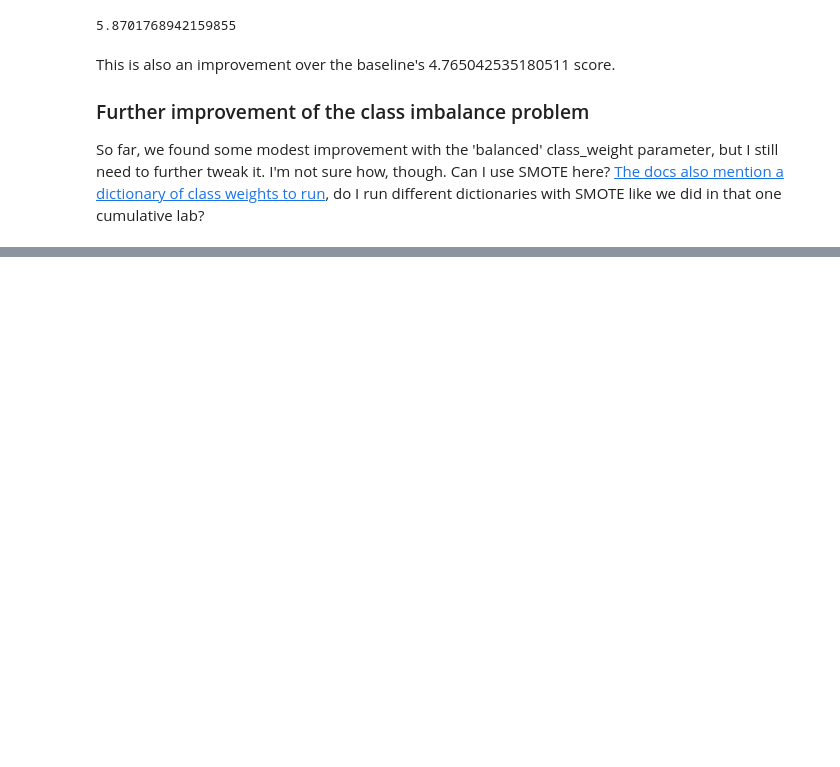
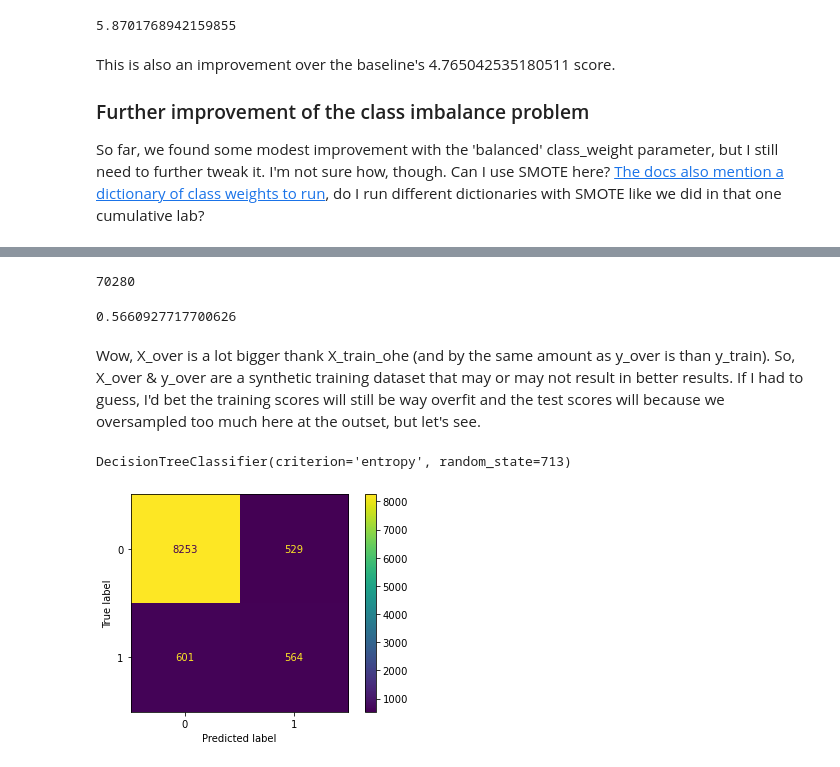
Before and after one commit to joeldmott/bank_marketing_classification_project, a Jupyter notebook: project_notebook.ipynb, the cells around one changed output, grey strips where cells are left out. Saved outputs shown, nothing was run; the diff lists cells and outputs as text; code cells hidden in the pictures; blank space fills up the shorter version.

Commit message:
over and under-sampling model work

```diff
--- a/project_notebook.ipynb
+++ b/project_notebook.ipynb
@@ -423,0 +461,8 @@ So far, we found some modest improvement with the 'balanced' class_weight parame
+# %%
+from imblearn.over_sampling import RandomOverSampler
+# define oversampling strategy
+oversample = RandomOverSampler(sampling_strategy='minority')
+# fit and apply the transform
+X_train_ohe_over, y_train_over = oversample.fit_resample(X_train_ohe, y_train)
+#How does y_over look now?
+y_over.value_counts()
@@ -423,0 +479,25 @@ So far, we found some modest improvement with the 'balanced' class_weight parame
+# %%
+len(X_train_ohe_over)
+# %% [output]
+70280
+# %%
+len(X_train_ohe)/len(X_train_ohe_over)
+# %% [output]
+0.5660927717700626
+# %% [markdown]
+Wow, X_over is a lot bigger thank X_train_ohe (and by the same amount as y_over is than y_train). So, X_over & y_over are a synthetic training dataset that may or may not result in better results. If I had to guess, I'd bet the training scores will still be way overfit and the test scores will because we oversampled too much here at the outset, but let's see.
+# %%
+#fit the model to X_over & y_over
+clf_oversample_minority = DecisionTreeClassifier(criterion='entropy', random_state=713)
+clf_oversample_minority.fit(X_train_ohe_over, y_train_over)
+# %% [output]
+DecisionTreeClassifier(criterion='entropy', random_state=713)
+# %%
+#make predictions for our evaluation metrics
+#Remember, we can't do any oversampling with the test set
+y_pred_test_over = clf_oversample_minority.predict(X_test_ohe)
+# %%
+#confusion matrix for this new oversampling model
+ConfusionMatrixDisplay.from_predictions(y_test, y_pred_test_over);
+# %% [output]
+[figure, added]
```
Also changed, not shown: parts of 54 cells of this notebook.
